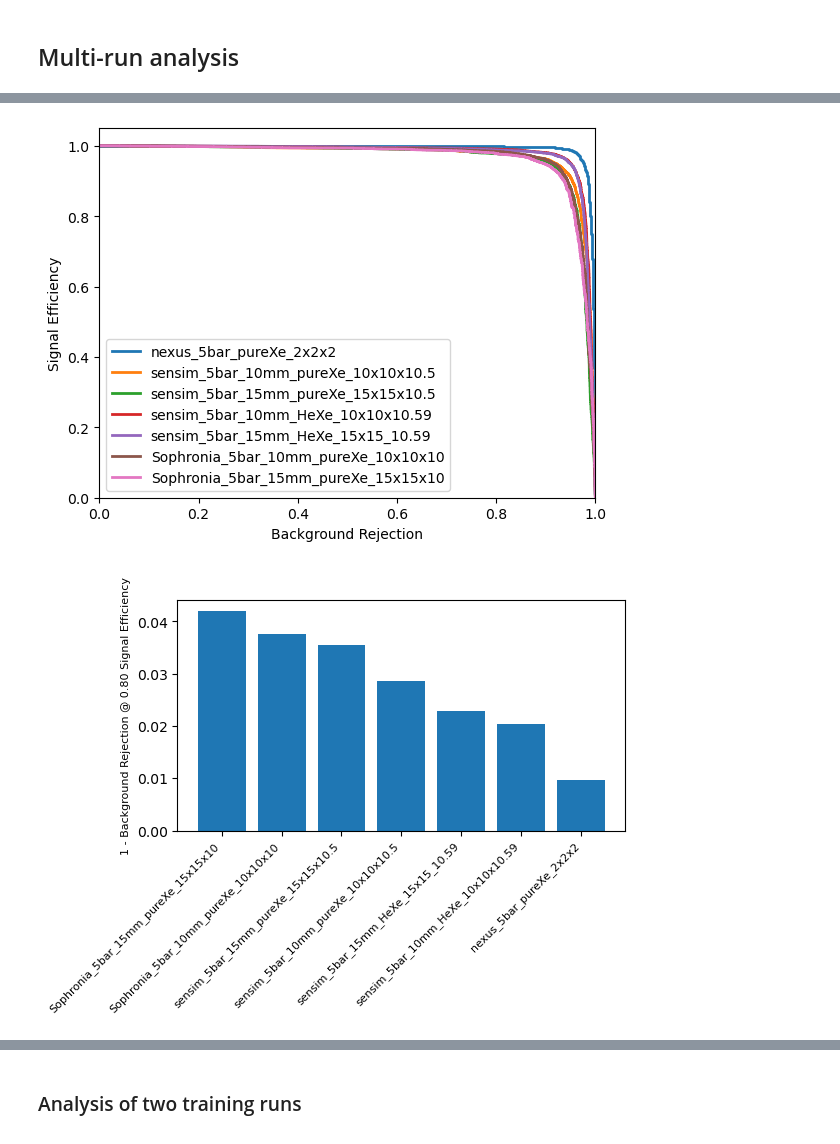
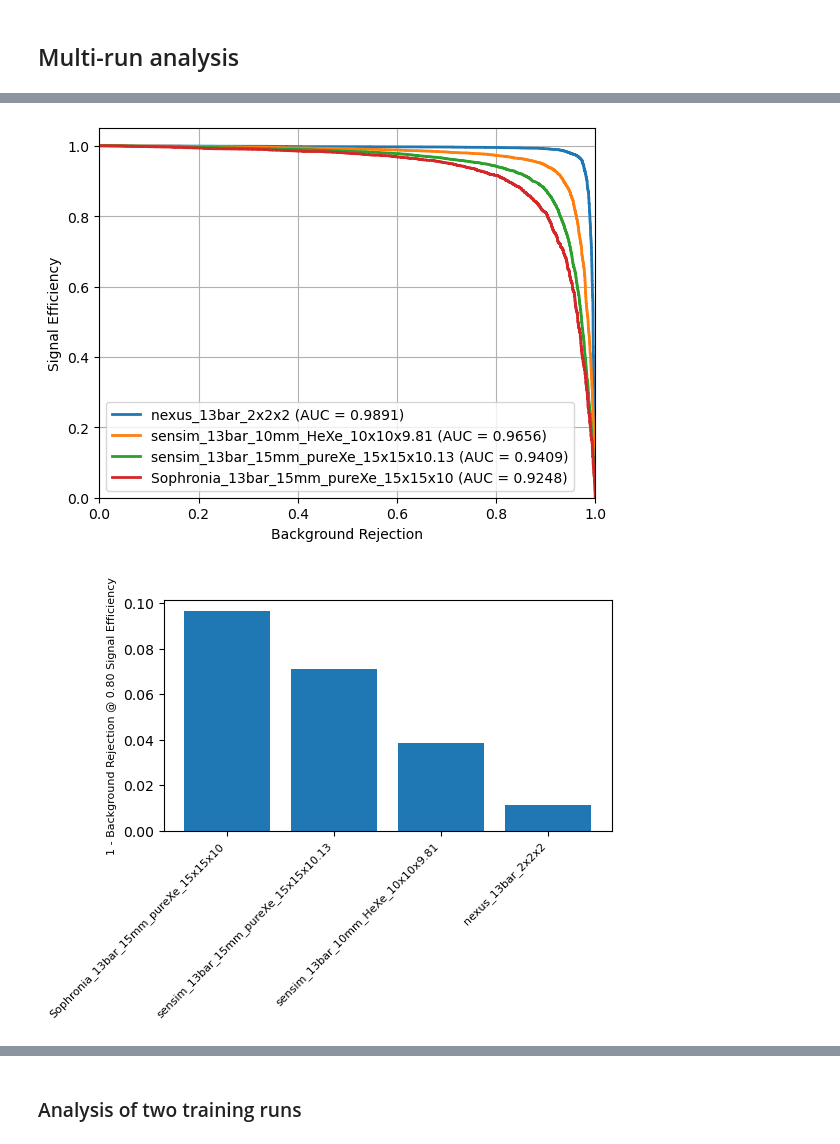
Before and after one commit to jerenner/NEXT_SPARSECONVNET, a Jupyter notebook: examples/plotting_NEXT100.ipynb, the cells around one changed output, grey strips where cells are left out. Cells and saved outputs as stored; diff of their text form; code cells hidden in the pictures.

```diff
--- a/examples/plotting_NEXT100.ipynb
+++ b/examples/plotting_NEXT100.ipynb
@@ -41,13 +41,14 @@ def plot_roc_curves(datasets, names):
         roc_auc = auc(fpr, tpr)
         np.savetxt(f"plt/ROC_{name}.dat", np.column_stack((fpr, tpr)),
                    header=f"False Positive Rate\tTrue Positive Rate (AUC = {roc_auc:.4f})", fmt="%.5f")
-        plt.plot(fpr, tpr, lw=2, label=f'{name} ROC (AUC = {roc_auc:.4f})')
-    plt.plot([0, 1], [0, 1], color='navy', lw=2, linestyle='--')
+        plt.plot(fpr, tpr, lw=2, label=f'{name} (AUC = {roc_auc:.4f})')
+    plt.plot([0, 1], [0, 1], color='navy', lw=1, linestyle='--')
     plt.xlim([0.0, 1.0])
     plt.ylim([0.0, 1.05])
     plt.xlabel('False Positive Rate')
     plt.ylabel('True Positive Rate')
-    plt.legend(loc="lower right")
+    plt.grid()
+    plt.legend(loc="lower right",fontsize=10)
     plt.savefig("plt/comparative_roc_curves.pdf")
     #plt.close()
 
@@ -58,10 +59,11 @@ def plot_signal_vs_background(datasets, names, eff_eval):
     for dataset, name in zip(datasets, names):
         true_labels, probabilities_signal, _ = dataset
         fpr, tpr, thresholds = roc_curve(true_labels, probabilities_signal)
+        roc_auc = auc(fpr, tpr)
         background_rejection = 1 - fpr
         np.savetxt(f"plt/signal_vs_background_{name}.dat", np.column_stack((background_rejection, tpr)),
                    header="Background Rejection\tSignal Efficiency", fmt="%.5f")
-        plt.plot(background_rejection, tpr, lw=2, label=f'{name}')
+        plt.plot(background_rejection, tpr, lw=2, label=f'{name} (AUC = {roc_auc:.4f})')
         # Interpolate background rejection for the given signal efficiency
         rejection_at_eff_eval = interpolate_signal_efficiency(fpr, tpr, eff_eval)
         eff_rejections.append((name, 1 - rejection_at_eff_eval))
@@ -69,7 +71,8 @@ def plot_signal_vs_background(datasets, names, eff_eval):
     plt.ylabel('Signal Efficiency')
     plt.xlim([0.0, 1.0])
     plt.ylim([0.0, 1.05])
-    plt.legend(loc="lower left")
+    plt.grid()
+    plt.legend(loc="lower left",fontsize=10)
     plt.savefig("plt/comparative_signal_vs_background.pdf")
     #plt.close()
 
@@ -133,37 +136,39 @@ def compare_multiple_runs(filenames, names, eff_eval=0.8):
     plot_probability_histograms(datasets, names)
 
 # 5 bar
+# filenames = [
+#     '/home/jrenner/jerenner/NEXT_SPARSECONVNET/datasets/100k_nexus_2x2x2/tst_file_NEXT100_epoch19.h5',
+#     '/home/jrenner/jerenner/NEXT_SPARSECONVNET/datasets/sensim_5bar_10mm/tst_file_NEXT100_sensim_10mm.h5',
+#     '/home/jrenner/jerenner/NEXT_SPARSECONVNET/datasets/sensim_5bar_15mm/tst_file_NEXT100_sensim_15mm.h5',
+#     '/home/jrenner/jerenner/NEXT_SPARSECONVNET/datasets/sensim_5bar_HeXe_10mm/tst_file_NEXT100_sensim_HeXe_10mm.h5',
+#     '/home/jrenner/jerenner/NEXT_SPARSECONVNET/datasets/sensim_5bar_HeXe_15mm/tst_file_NEXT100_sensim_HeXe_15mm.h5',
+#     '/home/jrenner/jerenner/NEXT_SPARSECONVNET/datasets/100k_Sophronia_10mm_10x10x10/tst_file_NEXT100_Sophronia_10mm_10x10x10.h5',
+#     '/home/jrenner/jerenner/NEXT_SPARSECONVNET/datasets/100k_Sophronia_15mm_15x15x10/tst_file_NEXT100_Sophronia_15mm_15x15x10.h5'
+
+# ]
+# names = [
+#     "nexus_5bar_pureXe_2x2x2",
+#     "sensim_5bar_10mm_pureXe_10x10x10.5",
+#     "sensim_5bar_15mm_pureXe_15x15x10.5",
+#     "sensim_5bar_10mm_HeXe_10x10x10.59",
+#     "sensim_5bar_15mm_HeXe_15x15_10.59",
+#     "Sophronia_5bar_10mm_pureXe_10x10x10",
+#     "Sophronia_5bar_15mm_pureXe_15x15x10"
+# ]
+
+# 13 bar
 filenames = [
-    '/home/jrenner/jerenner/NEXT_SPARSECONVNET/datasets/100k_nexus_2x2x2/tst_file_NEXT100_epoch19.h5',
-    '/home/jrenner/jerenner/NEXT_SPARSECONVNET/datasets/sensim_5bar_10mm/tst_file_NEXT100_sensim_10mm.h5',
-    '/home/jrenner/jerenner/NEXT_SPARSECONVNET/datasets/sensim_5bar_15mm/tst_file_NEXT100_sensim_15mm.h5',
-    '/home/jrenner/jerenner/NEXT_SPARSECONVNET/datasets/sensim_5bar_HeXe_10mm/tst_file_NEXT100_sensim_HeXe_10mm.h5',
-    '/home/jrenner/jerenner/NEXT_SPARSECONVNET/datasets/sensim_5bar_HeXe_15mm/tst_file_NEXT100_sensim_HeXe_15mm.h5',
-    '/home/jrenner/jerenner/NEXT_SPARSECONVNET/datasets/100k_Sophronia_10mm_10x10x10/tst_file_NEXT100_Sophronia_10mm_10x10x10.h5',
-    '/home/jrenner/jerenner/NEXT_SPARSECONVNET/datasets/100k_Sophronia_15mm_15x15x10/tst_file_NEXT100_Sophronia_15mm_15x15x10.h5'
-
+    '/home/jrenner/jerenner/NEXT_SPARSECONVNET/datasets/100k_nexus_13bar_2x2x2/tst_file_NEXT100_nexus_13bar_2x2x2.h5',
+    '/home/jrenner/jerenner/NEXT_SPARSECONVNET/datasets/sensim_13bar_HeXe_10mm/tst_file_NEXT100_sensim_13bar_HeXe_10mm.h5',
+    '/home/jrenner/jerenner/NEXT_SPARSECONVNET/datasets/sensim_13bar_15mm/tst_file_NEXT100_sensim_13bar_15mm.h5',
+    '/home/jrenner/jerenner/NEXT_SPARSECONVNET/datasets/100k_Sophronia_13bar_15mm_15x15x10/tst_file_NEXT100_Sophronia_15mm_15x15x10.h5'
 ]
 names = [
-    "nexus_5bar_pureXe_2x2x2",
-    "sensim_5bar_10mm_pureXe_10x10x10.5",
-    "sensim_5bar_15mm_pureXe_15x15x10.5",
-    "sensim_5bar_10mm_HeXe_10x10x10.59",
-    "sensim_5bar_15mm_HeXe_15x15_10.59",
-    "Sophronia_5bar_10mm_pureXe_10x10x10",
-    "Sophronia_5bar_15mm_pureXe_15x15x10"
+    "nexus_13bar_2x2x2",
+    "sensim_13bar_10mm_HeXe_10x10x9.81",
+    "sensim_13bar_15mm_pureXe_15x15x10.13",
+    "Sophronia_13bar_15mm_pureXe_15x15x10"
 ]
-
-# 13 bar
-# filenames = [
-# #     '/home/jrenner/jerenner/NEXT_SPARSECONVNET/datasets/sensim_13bar_HeXe_10mm/tst_file_NEXT100_sensim_13bar_HeXe_10mm.h5',
-# #     '/home/jrenner/jerenner/NEXT_SPARSECONVNET/datasets/sensim_13bar_15mm/tst_file_NEXT100_sensim_13bar_15mm.h5',
-#     '/home/jrenner/jerenner/NEXT_SPARSECONVNET/datasets/100k_Sophronia_13bar_15mm_15x15x10/tst_file_NEXT100_Sophronia_15mm_15x15x10.h5'
-# ]
-# names = [
-# #     "sensim_13bar_10mm_HeXe_10x10x12.61",
-# #     "sensim_13bar_15mm_15x15x13.51",
-#     "Sophronia_13bar_15mm_pureXe_15x15x10"
-# ]
 eff_eval = 0.8
 compare_multiple_runs(filenames, names, eff_eval)
 # %% [output]
@@ -171,2 +176,2 @@ compare_multiple_runs(filenames, names, eff_eval)
-[figure, old version]
+[figure, new version]
-[figure, old version]
+[figure, new version]
```
Also changed, not shown: parts of 1 cell of this notebook, 5 other files.
